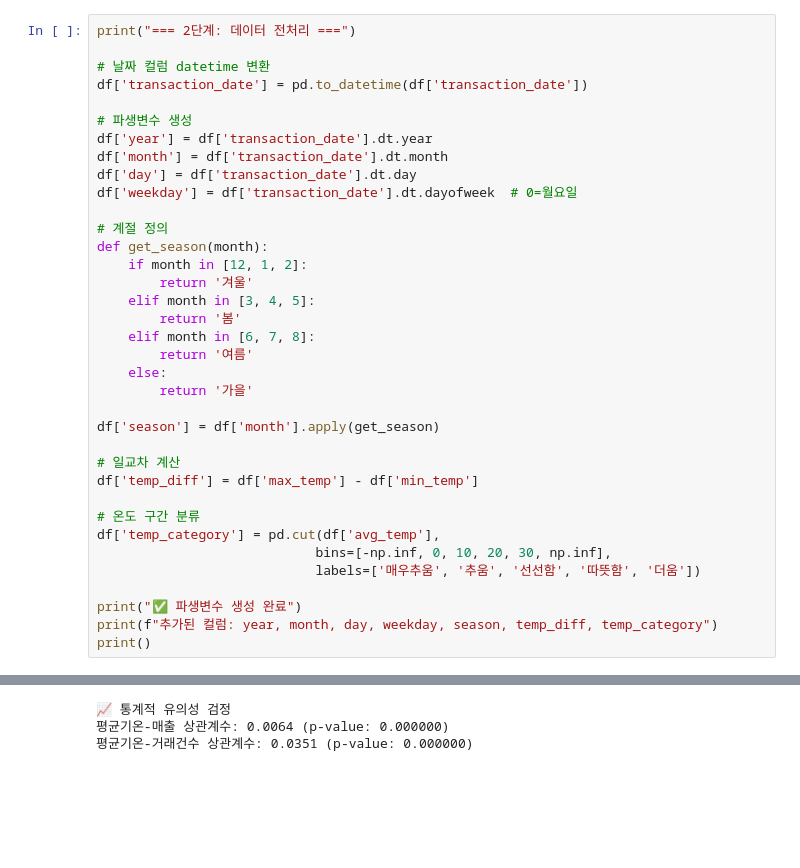
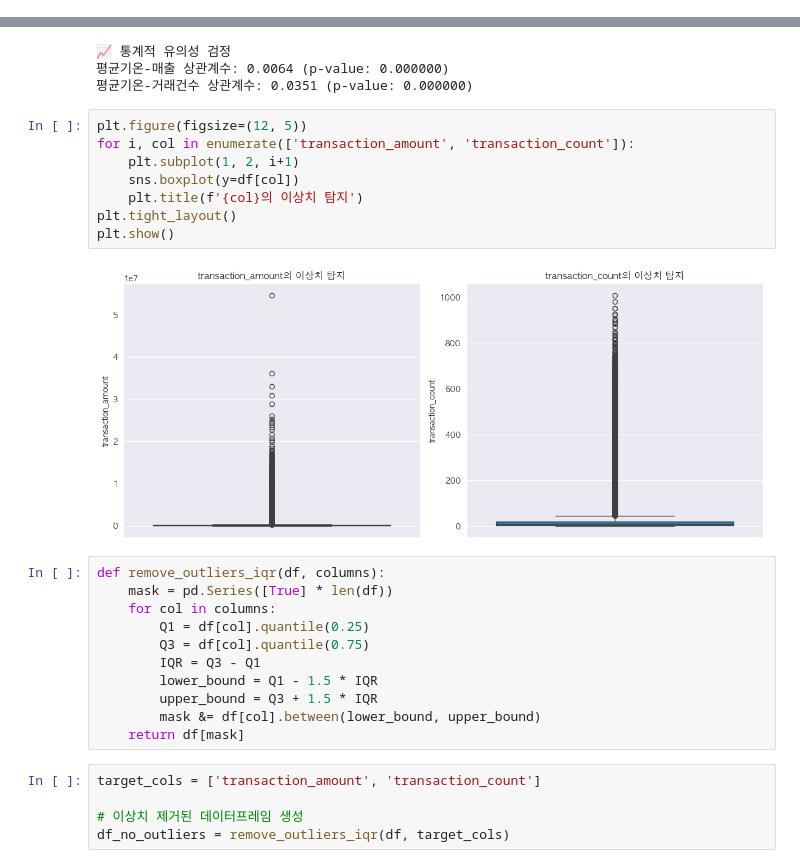
Before and after one commit to ESTCAMP-Team5/first_project, a Jupyter notebook: credit_card_usage_modeling/workspace/EDA/doyoung/EDA.ipynb, the cells around one changed output, grey strips where cells are left out. Cells and saved outputs as stored; diff of their text form; blank space fills up the shorter version.

```diff
--- a/credit_card_usage_modeling/workspace/EDA/doyoung/EDA.ipynb
+++ b/credit_card_usage_modeling/workspace/EDA/doyoung/EDA.ipynb
@@ -139,39 +137,3 @@ df.describe()
 df.shape
 # %% [output]
 (1603322, 12)
-# %%
-print("=== 2단계: 데이터 전처리 ===")
-
-# 날짜 컬럼 datetime 변환
-df['transaction_date'] = pd.to_datetime(df['transaction_date'])
-
-# 파생변수 생성
-df['year'] = df['transaction_date'].dt.year
-df['month'] = df['transaction_date'].dt.month
-df['day'] = df['transaction_date'].dt.day
-df['weekday'] = df['transaction_date'].dt.dayofweek  # 0=월요일
-
-# 계절 정의
-def get_season(month):
-    if month in [12, 1, 2]:
-        return '겨울'
-    elif month in [3, 4, 5]:
-        return '봄'
-    elif month in [6, 7, 8]:
-        return '여름'
-    else:
-        return '가을'
-
-df['season'] = df['month'].apply(get_season)
-
-# 일교차 계산
-df['temp_diff'] = df['max_temp'] - df['min_temp']
-
-# 온도 구간 분류
-df['temp_category'] = pd.cut(df['avg_temp'],
-                            bins=[-np.inf, 0, 10, 20, 30, np.inf],
-                            labels=['매우추움', '추움', '선선함', '따뜻함', '더움'])
-
-print("✅ 파생변수 생성 완료")
-print(f"추가된 컬럼: year, month, day, weekday, season, temp_diff, temp_category")
-print()
@@ -304,3 +173,29 @@ print()
 📈 통계적 유의성 검정
 평균기온-매출 상관계수: 0.0064 (p-value: 0.000000)
 평균기온-거래건수 상관계수: 0.0351 (p-value: 0.000000)
+# %%
+plt.figure(figsize=(12, 5))
+for i, col in enumerate(['transaction_amount', 'transaction_count']):
+    plt.subplot(1, 2, i+1)
+    sns.boxplot(y=df[col])
+    plt.title(f'{col}의 이상치 탐지')
+plt.tight_layout()
+plt.show()
+# %% [output]
+[figure, added]
+# %%
+def remove_outliers_iqr(df, columns):
+    mask = pd.Series([True] * len(df))
+    for col in columns:
+        Q1 = df[col].quantile(0.25)
+        Q3 = df[col].quantile(0.75)
+        IQR = Q3 - Q1
+        lower_bound = Q1 - 1.5 * IQR
+        upper_bound = Q3 + 1.5 * IQR
+        mask &= df[col].between(lower_bound, upper_bound)
+    return df[mask]
+# %%
+target_cols = ['transaction_amount', 'transaction_count']
+
+# 이상치 제거된 데이터프레임 생성
+df_no_outliers = remove_outliers_iqr(df, target_cols)
```
Also changed, not shown: parts of 7 cells of this notebook.
